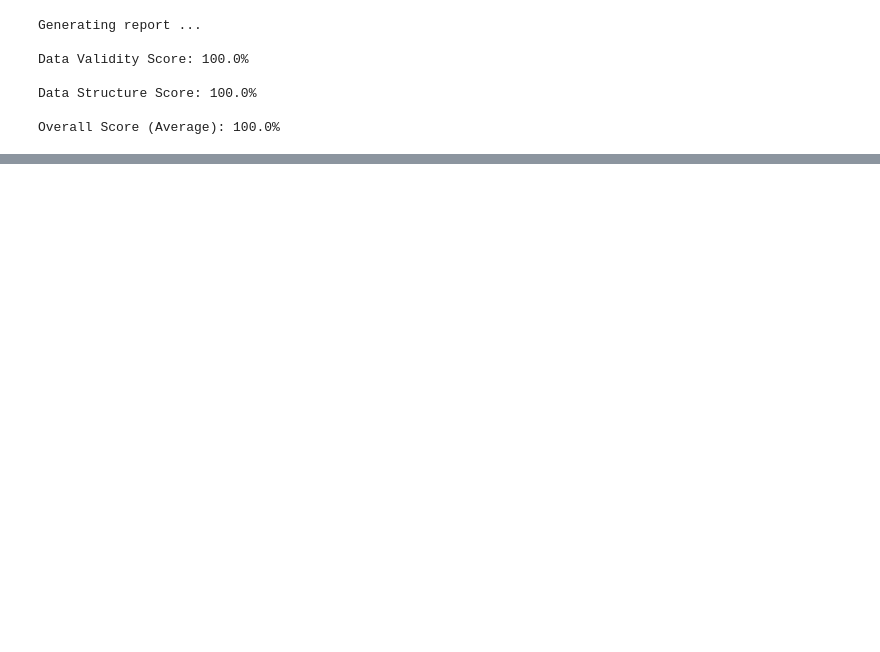
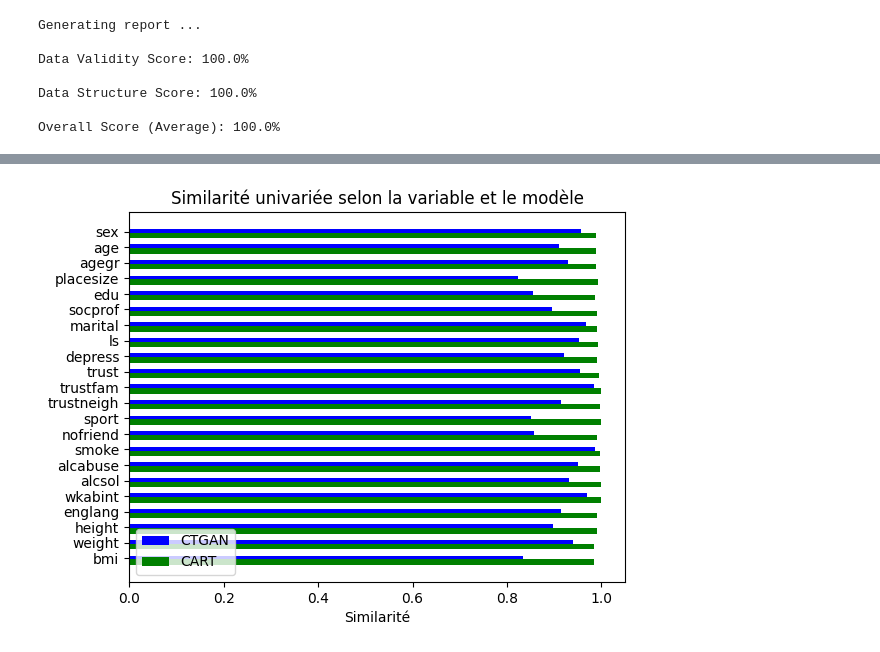
Before and after one commit to InseeFrLab/synthetic-data-sdc, a Jupyter notebook: SDV/SDV_CTGAN.ipynb, the cells around one changed output, grey strips where cells are left out. Drawn from its saved outputs; the diff is of its cells as text; code cells hidden in the pictures; blank space fills up the shorter version.

```diff
--- a/SDV/SDV_CTGAN.ipynb
+++ b/SDV/SDV_CTGAN.ipynb
@@ -76,9 +257,7 @@ Overall Score (Average): 100.0%
 # %%
-from sdv.evaluation.single_table import evaluate_quality
-
 quality_report = evaluate_quality(
     real_data = original,
-    synthetic_data = cart,
+    synthetic_data = synthetic_data,
     metadata = metadata
 )
 # %% [output]
@@ -91,0 +271,6 @@ Overall Score (Average): 98.26%
+# %%
+quality_report_cart = evaluate_quality(
+    real_data = original,
+    synthetic_data = cart,
+    metadata = metadata
+)
@@ -91,0 +285,19 @@ Overall Score (Average): 98.26%
+# %%
+qual_uni = quality_report.get_details('Column Shapes')
+qual_uni_cart = quality_report_cart.get_details('Column Shapes')
+qual_uni = qual_uni.merge(qual_uni_cart, left_on=['Column','Metric'], right_on=['Column','Metric'],  suffixes=('_CTGAN', '_CART'))
+# %%
+fig, ax = plt.subplots()
+
+y_pos = np.arange(len(qual_uni['Column']))
+
+sim_gan = ax.barh(y_pos, qual_uni['Score_CTGAN'], height = 0.35, color = 'b', align='center', label = "CTGAN")
+sim_cart = ax.barh(y_pos + 0.25, qual_uni['Score_CART'], height = 0.35, color = 'g', align='center', label = "CART")
+ax.set_yticks(y_pos, labels=qual_uni['Column'])
+ax.invert_yaxis()  # labels read top-to-bottom
+ax.set_xlabel('Similarité')
+ax.set_title('Similarité univariée selon la variable et le modèle')
+ax.legend(handles=[sim_gan, sim_cart], loc='lower left')
+plt.show()
+# %% [output]
+[figure, added]
```
Also changed, not shown: parts of 37 cells of this notebook.
